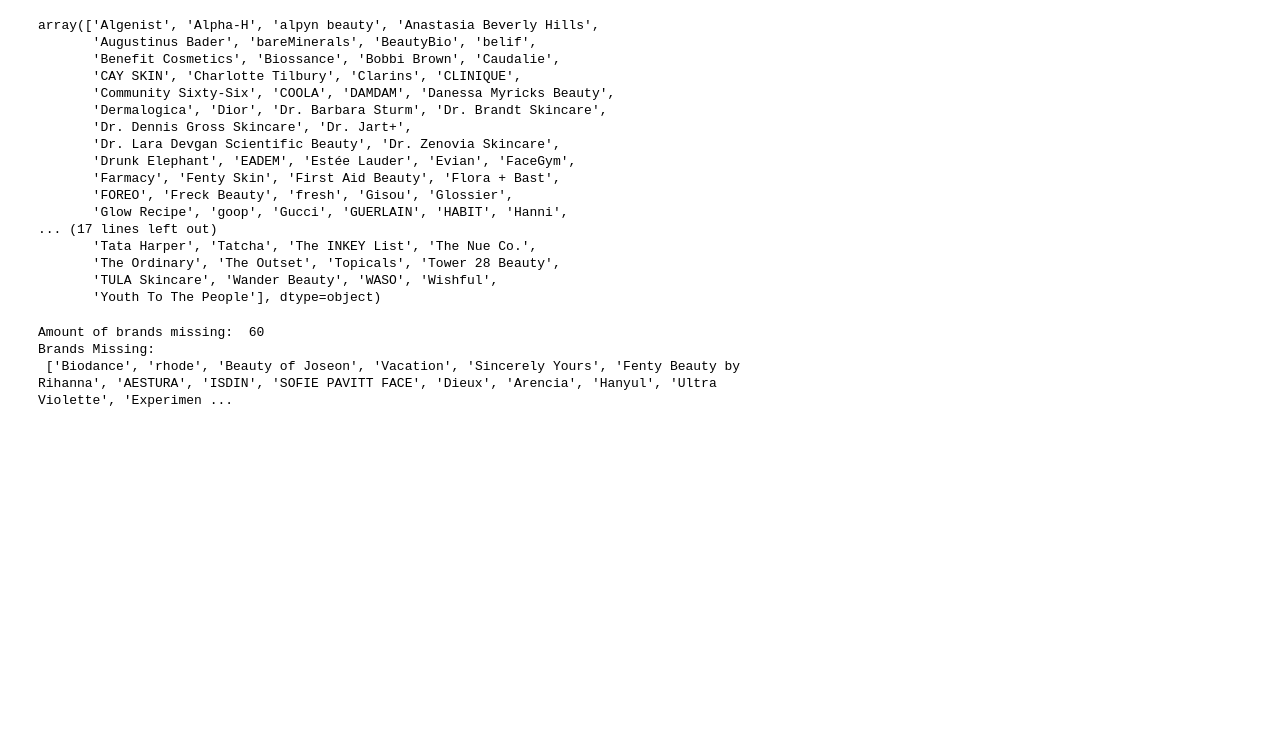
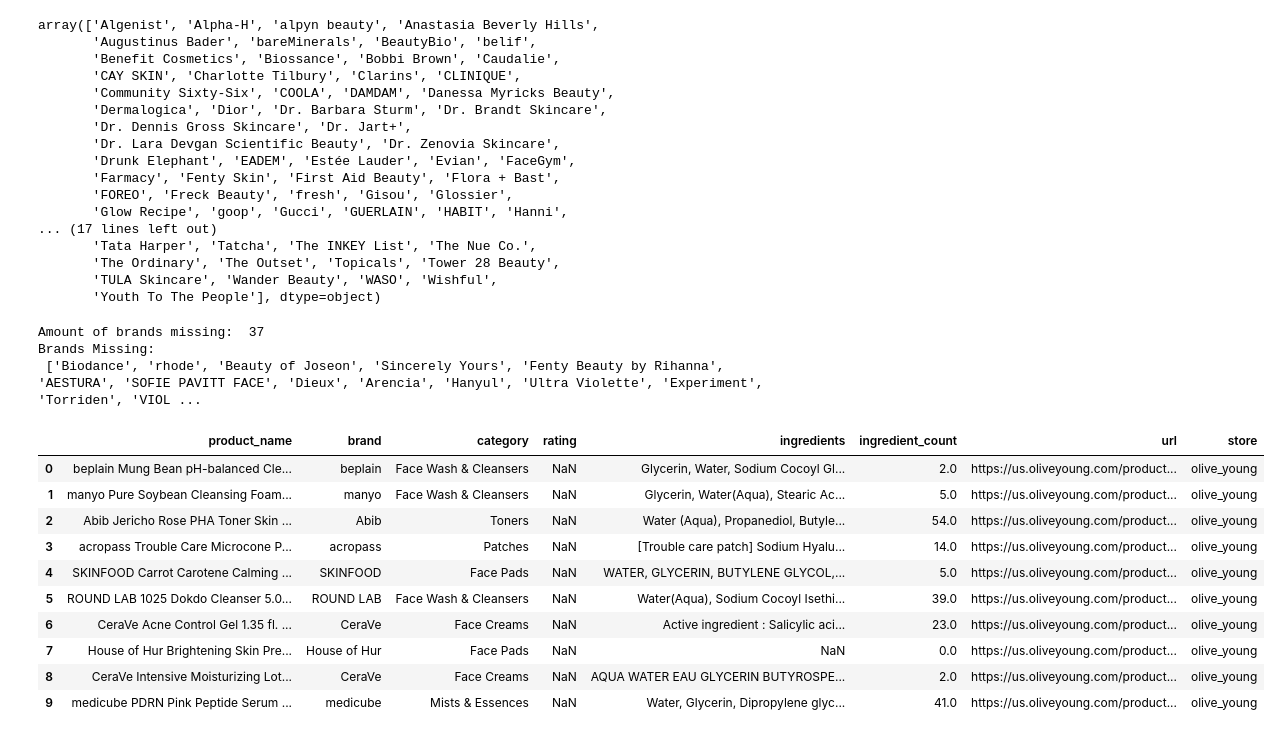
Before and after one commit to dairalmerino/Skinify, a Jupyter notebook: notebooks/04_merge_datasets.ipynb, the cells around one changed output. Drawn from its saved outputs; the diff is of its cells as text; code cells hidden in the pictures; blank space fills up the shorter version.

```diff
--- a/notebooks/04_merge_datasets.ipynb
+++ b/notebooks/04_merge_datasets.ipynb
@@ -271,20 +271,18 @@ array(['Algenist', 'Alpha-H', 'alpyn beauty', 'Anastasia Beverly Hills',
 # %%
 #checking which brands from 2024-2026 are not included in this dataset for sephora products
 new_brands = ['Biodance',  'rhode', 'Summer Fridays', 'SEPHORA COLLECTION', 'innisfree', 'LANEIGE', 'Topicals', 'EADEM',
-              'Beauty of Joseon', 'Vacation', 'The Ordinary', 'Glow Recipe', 'The INKEY List', 'Tower 28 Beauty', 'Sincerely Yours',
-              'Youth To The People', 'Tatcha', 'Fenty Beauty by Rihanna', 'AESTURA', 'Glossier', 'Jack Black', 'Caudalie', 'ISDIN',
+              'Beauty of Joseon', 'The Ordinary', 'Glow Recipe', 'The INKEY List', 'Tower 28 Beauty', 'Sincerely Yours',
+              'Youth To The People', 'Tatcha', 'Fenty Beauty by Rihanna', 'AESTURA', 'Glossier', 'Jack Black', 'Caudalie',
               'Dr. Jart+', 'OLEHENRIKSEN', 'Gisou','SOFIE PAVITT FACE', 'Dieux', 'Arencia', 'Biossance', 'Hanyul', 'Ultra Violette',
               'Experiment', 'Sulwhasoo', 'Supergoop!', 'Shiseido', 'Nécessaire', 'Dermalogica', 'Clarins', 'CLINIQUE', 'Torriden',
               'fresh', 'VIOLETTE_FR', 'INNBEAUTY PROJECT', 'Peter Thomas Roth', 'Peace Out', 'Elemis', 'Evereden', 'JOSIE MARAN',
-              'Dezi Skin', 'YISE Beauty', 'Dr. Dennis Gross Skincare','IOPE','Saie','amika','Bobbi Brown','Rare Beauty by Selena Gomez',
-              'PATTERN by Tracee Ellis Ross','Drunk Elephant','Luna Daily', 'Charlotte Tilbury', 'Dr Idriss','Farmacy', 'Skinfix',
-              'St Tropez', 'PHLUR', 'CYKLAR', 'Kulfi', 'Medik8', 'DIOR', 'Moroccanoil', 'AKT London', 'CAY SKIN', 'Augustinus Bader',
-              '54 Thrones', 'StriVectin', 'Erborian', 'Estée Lauder', 'Danessa Myricks Beauty', 'ILIA','Ogee', 'SK-II','Then I Met You',
-              'RANAVAT','OLIVIAUMMA','Kate McLeod','Lancôme','IT Cosmetics','JUNG SAEM MOOL', 'Lion Pose','Sunday Riley','CANOPY',
-              'Shani Darden Skin Care','Tata Harper','MERIT','La Mer','Katini Skin','Origins','belif','Sarah Creal','U Beauty',
-              'KORA Organics','Kate Somerville','MARA','ROSE Ingleton MD','Fig1','Rejuran','banu','indē wild','NuFACE','Westman Atelier',
-              'Murad','GUERLAIN','ALPYN','Saint Jane Beauty','PHYLA','Naturally Serious','Facile','Dr Barbara Sturm','MILK MAKEUP','DAMDAM',
-              'OUI the People','REFY', 'Benefit Cosmetics','Hourglass', 'OUAI', 'Element Eight', 'Stripes', 'Mother Science', 'Hello Sunday']
+              'Dezi Skin', 'Dr. Dennis Gross Skincare','IOPE','Saie','Bobbi Brown', 'Drunk Elephant','Charlotte Tilbury', 'Dr Idriss',
+              'Farmacy', 'Skinfix', 'Medik8', 'DIOR',  'CAY SKIN', 'Augustinus Bader','StriVectin', 'Erborian',
+              'Estée Lauder', 'Danessa Myricks Beauty', 'ILIA', 'SK-II','Then I Met You','RANAVAT','OLIVIAUMMA','Kate McLeod','Lancôme',
+              'IT Cosmetics','Lion Pose','Sunday Riley', 'Shani Darden Skin Care','Tata Harper','MERIT','La Mer','Katini Skin','Origins',
+              'belif','Sarah Creal','U Beauty','KORA Organics','Kate Somerville','MARA','ROSE Ingleton MD','Fig1','Rejuran','banu',
+              'indē wild','NuFACE','Murad','GUERLAIN','ALPYN','Saint Jane Beauty','PHYLA','Naturally Serious','Facile','Dr Barbara Sturm',
+              'MILK MAKEUP','DAMDAM','Benefit Cosmetics','Hourglass','Element Eight', 'Mother Science']
 
 sephora_brands = {
     b.strip().lower()
@@ -298,6 +296,20 @@ missing_brands = [
 
 print('Amount of brands missing: ',len(missing_brands),'\nBrands Missing:\n', missing_brands)
 # %% [output]
-Amount of brands missing:  60
+Amount of brands missing:  37
 Brands Missing:
- ['Biodance', 'rhode', 'Beauty of Joseon', 'Vacation', 'Sincerely Yours', 'Fenty Beauty by Rihanna', 'AESTURA', 'ISDIN', 'SOFIE PAVITT FACE', 'Dieux', 'Arencia', 'Hanyul', 'Ultra Violette', 'Experimen ...
+ ['Biodance', 'rhode', 'Beauty of Joseon', 'Sincerely Yours', 'Fenty Beauty by Rihanna', 'AESTURA', 'SOFIE PAVITT FACE', 'Dieux', 'Arencia', 'Hanyul', 'Ultra Violette', 'Experiment', 'Torriden', 'VIOL ...
+# %%
+master.head(10)
+# %% [output]
+|  | product_name | brand | category | rating | ingredients | ingredient_count | url | store |
+| 0 | beplain Mung Bean pH-balanced Cle... | beplain | Face Wash & Cleansers | NaN | Glycerin, Water, Sodium Cocoyl Gl... | 2.0 | https://us.oliveyoung.com/product... | olive_young |
+| 1 | manyo Pure Soybean Cleansing Foam... | manyo | Face Wash & Cleansers | NaN | Glycerin, Water(Aqua), Stearic Ac... | 5.0 | https://us.oliveyoung.com/product... | olive_young |
+| 2 | Abib Jericho Rose PHA Toner Skin ... | Abib | Toners | NaN | Water (Aqua), Propanediol, Butyle... | 54.0 | https://us.oliveyoung.com/product... | olive_young |
+| 3 | acropass Trouble Care Microcone P... | acropass | Patches | NaN | [Trouble care patch] Sodium Hyalu... | 14.0 | https://us.oliveyoung.com/product... | olive_young |
+| 4 | SKINFOOD Carrot Carotene Calming ... | SKINFOOD | Face Pads | NaN | WATER, GLYCERIN, BUTYLENE GLYCOL,... | 5.0 | https://us.oliveyoung.com/product... | olive_young |
+| 5 | ROUND LAB 1025 Dokdo Cleanser 5.0... | ROUND LAB | Face Wash & Cleansers | NaN | Water(Aqua), Sodium Cocoyl Isethi... | 39.0 | https://us.oliveyoung.com/product... | olive_young |
+| 6 | CeraVe Acne Control Gel 1.35 fl. ... | CeraVe | Face Creams | NaN | Active ingredient : Salicylic aci... | 23.0 | https://us.oliveyoung.com/product... | olive_young |
+| 7 | House of Hur Brightening Skin Pre... | House of Hur | Face Pads | NaN | NaN | 0.0 | https://us.oliveyoung.com/product... | olive_young |
+| 8 | CeraVe Intensive Moisturizing Lot... | CeraVe | Face Creams | NaN | AQUA WATER EAU GLYCERIN BUTYROSPE... | 2.0 | https://us.oliveyoung.com/product... | olive_young |
+| 9 | medicube PDRN Pink Peptide Serum ... | medicube | Mists & Essences | NaN | Water, Glycerin, Dipropylene glyc... | 41.0 | https://us.oliveyoung.com/product... | olive_young |
```
Also changed, not shown: 1 other file.
